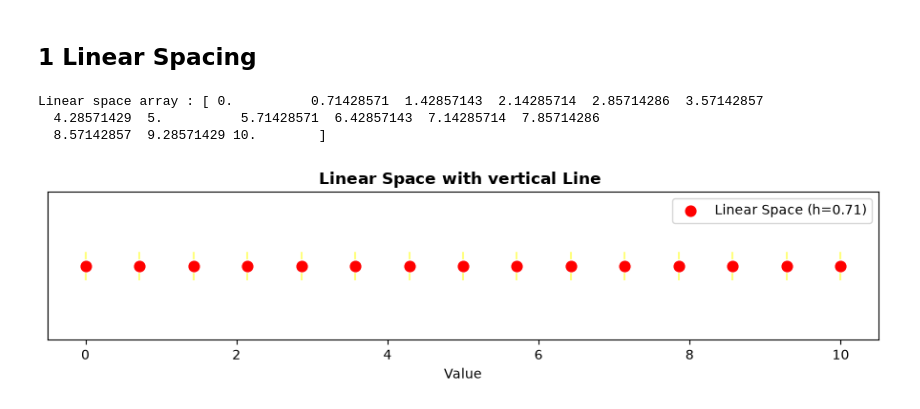
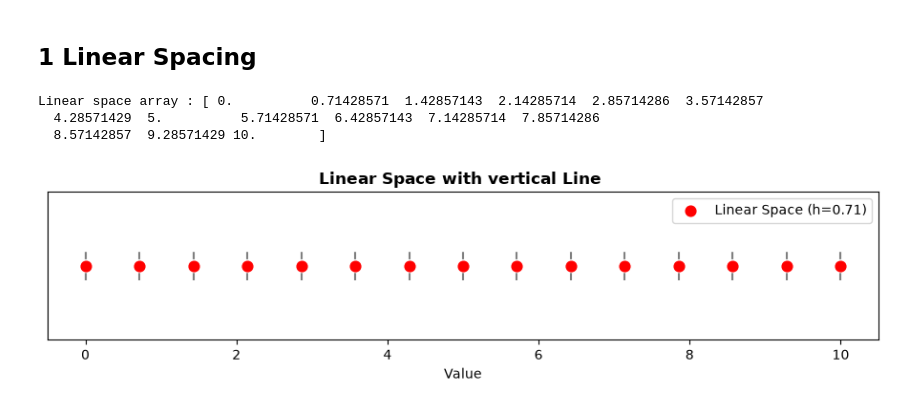
Before and after one commit to utsav1103/CDAC-AI, a Jupyter notebook: Data-analytics/day5/day5.ipynb, the cells around one changed output. Saved outputs shown, nothing was run; the diff lists cells and outputs as text; code cells hidden in the pictures.

```diff
--- a/Data-analytics/day5/day5.ipynb
+++ b/Data-analytics/day5/day5.ipynb
@@ -21,25 +21,25 @@ plt.rcParams["figure.dpi"] = 100
 # %%
 ## retstep = true to return the step size along with with generated array(sample , step_size)
 x_linear,step_size = np.linspace(start=0.0, stop=10.0,num=15,retstep=True)
 print("Linear space array :", x_linear)
 #plot the linear space array
 plt.figure(figsize=(9,2.5))
 
 # scatter plot parameters:
 plt.scatter(x_linear,np.zeros_like(x_linear),color='red',s=60,zorder=3,label=f'Linear Space (h={step_size:.2f})')
 
-plt.vlines(x_linear, ymin=-0.1,ymax=0.1,colors='yellow',alpha=0.5,linestyles='--')
+plt.vlines(x_linear, ymin=-0.1,ymax=0.1,colors='black',alpha=0.5,linestyles='--')
 
 plt.title("Linear Space with vertical Line ", fontsize=12,fontweight='bold')
 plt.xlabel("Value")
 plt.xticks(np.arange(0, 11, 2))
 plt.yticks([])
 plt.ylim(-0.5,0.5)
 plt.legend(loc='upper right')
 plt.tight_layout()
 plt.show()
 # %% [output]
 Linear space array : [ 0.          0.71428571  1.42857143  2.14285714  2.85714286  3.57142857
   4.28571429  5.          5.71428571  6.42857143  7.14285714  7.85714286
   8.57142857  9.28571429 10.        ]
-[figure, old version]
+[figure, new version]
```
Also changed, not shown: parts of 2 cells of this notebook.
